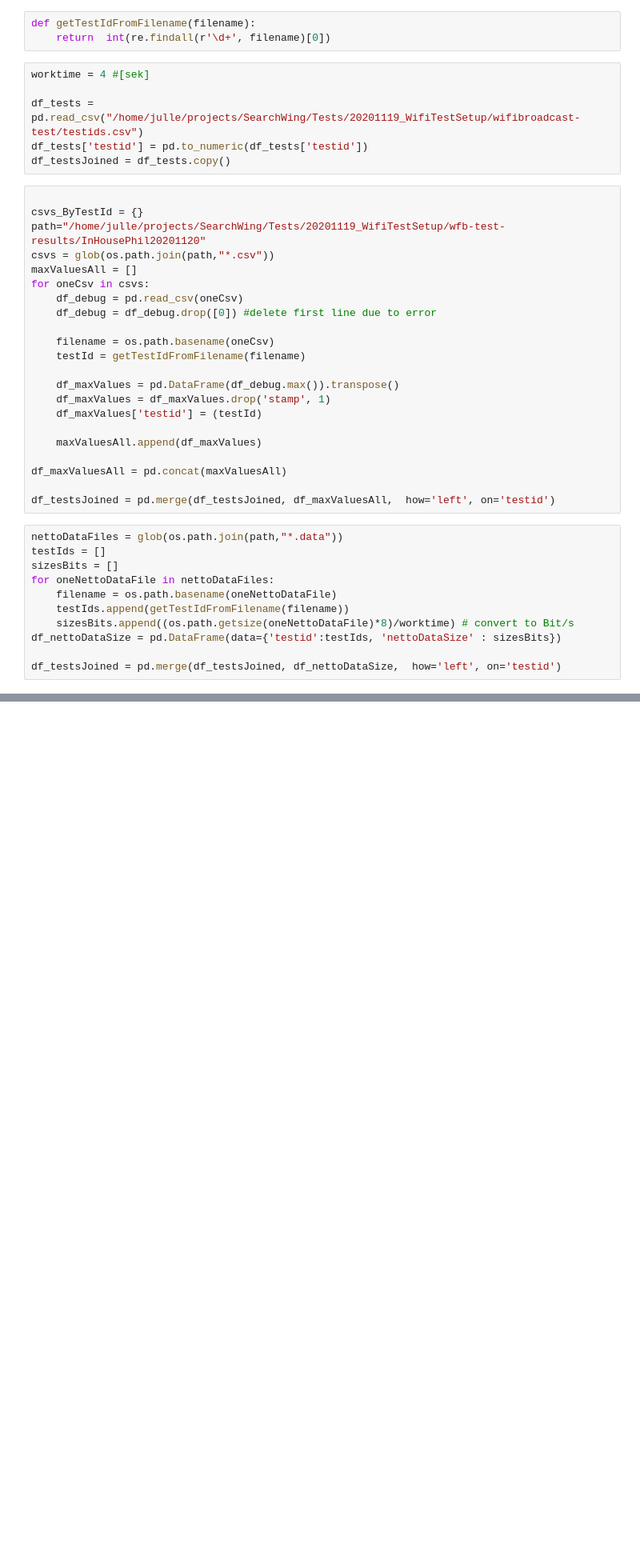
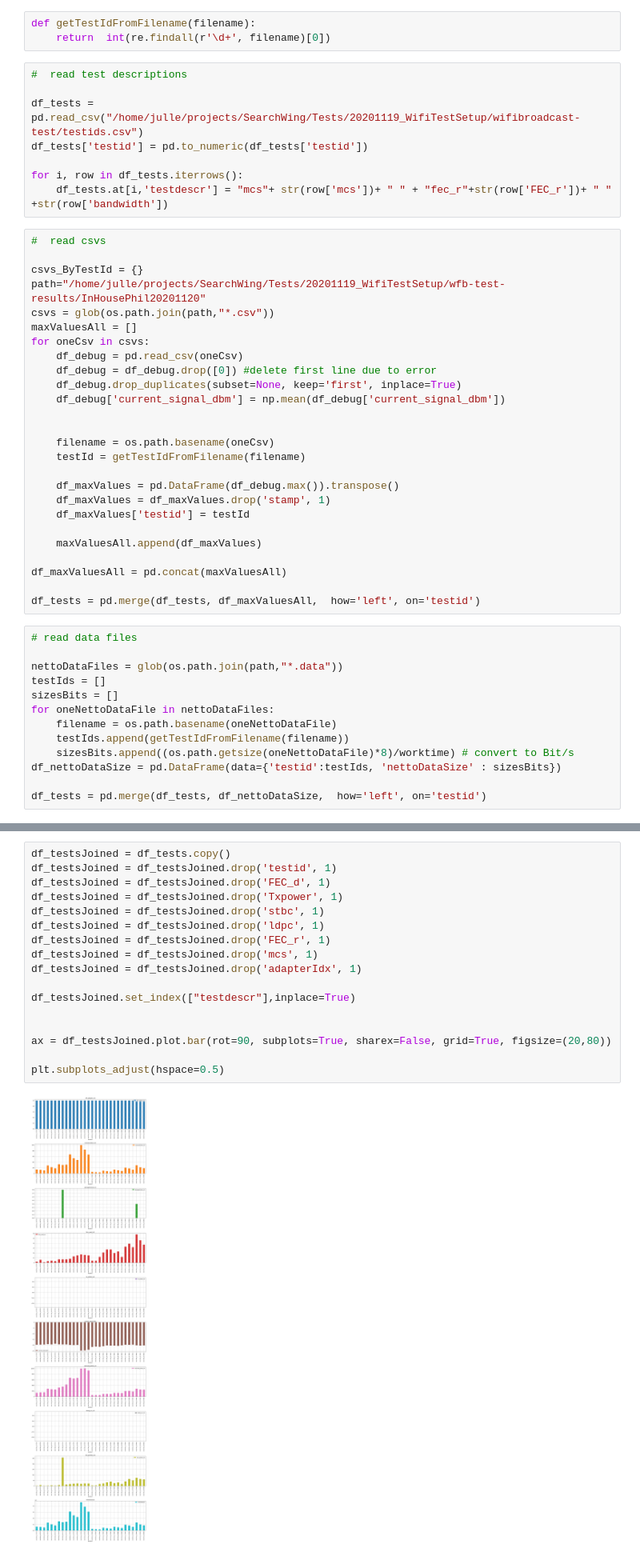
Before and after one commit to booo/wifibroadcast-test, a Jupyter notebook: eval.ipynb, the cells around one changed output, grey strips where cells are left out. Shown at 80% size. Cells and saved outputs as stored; diff of their text form; blank space fills up the shorter version.

```diff
--- a/eval.ipynb
+++ b/eval.ipynb
@@ -9,12 +11,15 @@ import re
 def getTestIdFromFilename(filename):
     return  int(re.findall(r'\d+', filename)[0])
 # %%
-worktime = 4 #[sek]
+#  read test descriptions
 
 df_tests = pd.read_csv("/home/julle/projects/SearchWing/Tests/20201119_WifiTestSetup/wifibroadcast-test/testids.csv")
 df_tests['testid'] = pd.to_numeric(df_tests['testid'])
-df_testsJoined = df_tests.copy()
+
+for i, row in df_tests.iterrows():
+    df_tests.at[i,'testdescr'] = "mcs"+ str(row['mcs'])+ " " + "fec_r"+str(row['FEC_r'])+ " " +str(row['bandwidth'])
 # %%
+#  read csvs
 
 csvs_ByTestId = {}
 path="/home/julle/projects/SearchWing/Tests/20201119_WifiTestSetup/wfb-test-results/InHousePhil20201120"
@@ -23,20 +28,25 @@ maxValuesAll = []
 for oneCsv in csvs:
     df_debug = pd.read_csv(oneCsv)
     df_debug = df_debug.drop([0]) #delete first line due to error
+    df_debug.drop_duplicates(subset=None, keep='first', inplace=True)
+    df_debug['current_signal_dbm'] = np.mean(df_debug['current_signal_dbm'])
+
 
     filename = os.path.basename(oneCsv)
     testId = getTestIdFromFilename(filename)
 
     df_maxValues = pd.DataFrame(df_debug.max()).transpose()
     df_maxValues = df_maxValues.drop('stamp', 1)
-    df_maxValues['testid'] = (testId)
+    df_maxValues['testid'] = testId
 
     maxValuesAll.append(df_maxValues)
 
 df_maxValuesAll = pd.concat(maxValuesAll)
 
-df_testsJoined = pd.merge(df_testsJoined, df_maxValuesAll,  how='left', on='testid')
+df_tests = pd.merge(df_tests, df_maxValuesAll,  how='left', on='testid')
 # %%
+# read data files
+
 nettoDataFiles = glob(os.path.join(path,"*.data"))
 testIds = []
 sizesBits = []
@@ -46,4 +56,4 @@ for oneNettoDataFile in nettoDataFiles:
     sizesBits.append((os.path.getsize(oneNettoDataFile)*8)/worktime) # convert to Bit/s
 df_nettoDataSize = pd.DataFrame(data={'testid':testIds, 'nettoDataSize' : sizesBits})
 
-df_testsJoined = pd.merge(df_testsJoined, df_nettoDataSize,  how='left', on='testid')
+df_tests = pd.merge(df_tests, df_nettoDataSize,  how='left', on='testid')
@@ -56,0 +80,19 @@ KeyError: 'testids'
+# %%
+df_testsJoined = df_tests.copy()
+df_testsJoined = df_testsJoined.drop('testid', 1)
+df_testsJoined = df_testsJoined.drop('FEC_d', 1)
+df_testsJoined = df_testsJoined.drop('Txpower', 1)
+df_testsJoined = df_testsJoined.drop('stbc', 1)
+df_testsJoined = df_testsJoined.drop('ldpc', 1)
+df_testsJoined = df_testsJoined.drop('FEC_r', 1)
+df_testsJoined = df_testsJoined.drop('mcs', 1)
+df_testsJoined = df_testsJoined.drop('adapterIdx', 1)
+
+df_testsJoined.set_index(["testdescr"],inplace=True)
+
+
+ax = df_testsJoined.plot.bar(rot=90, subplots=True, sharex=False, grid=True, figsize=(20,80))
+
+plt.subplots_adjust(hspace=0.5)
+# %% [output]
+[figure, added]
```
Also changed, not shown: parts of 4 cells of this notebook.
